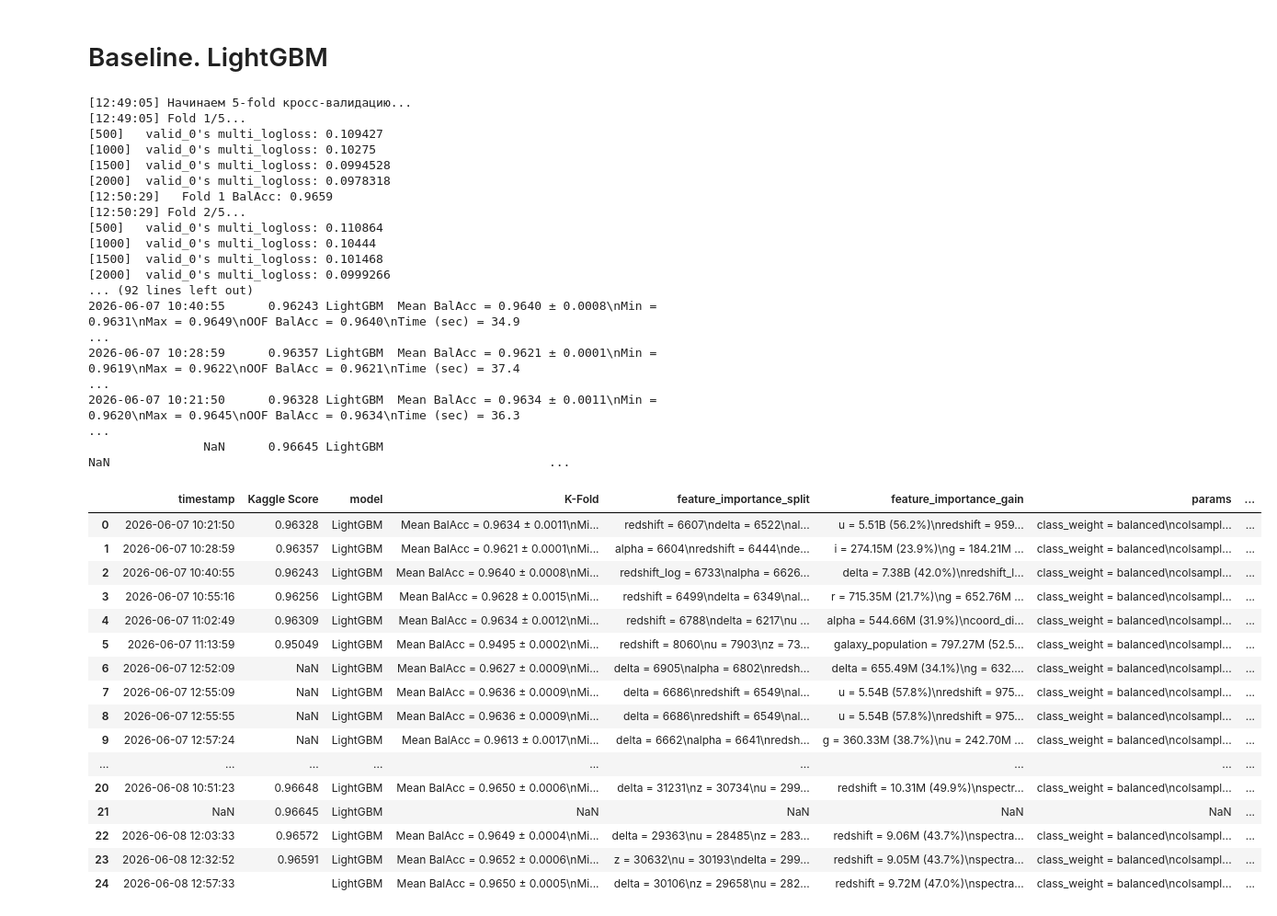
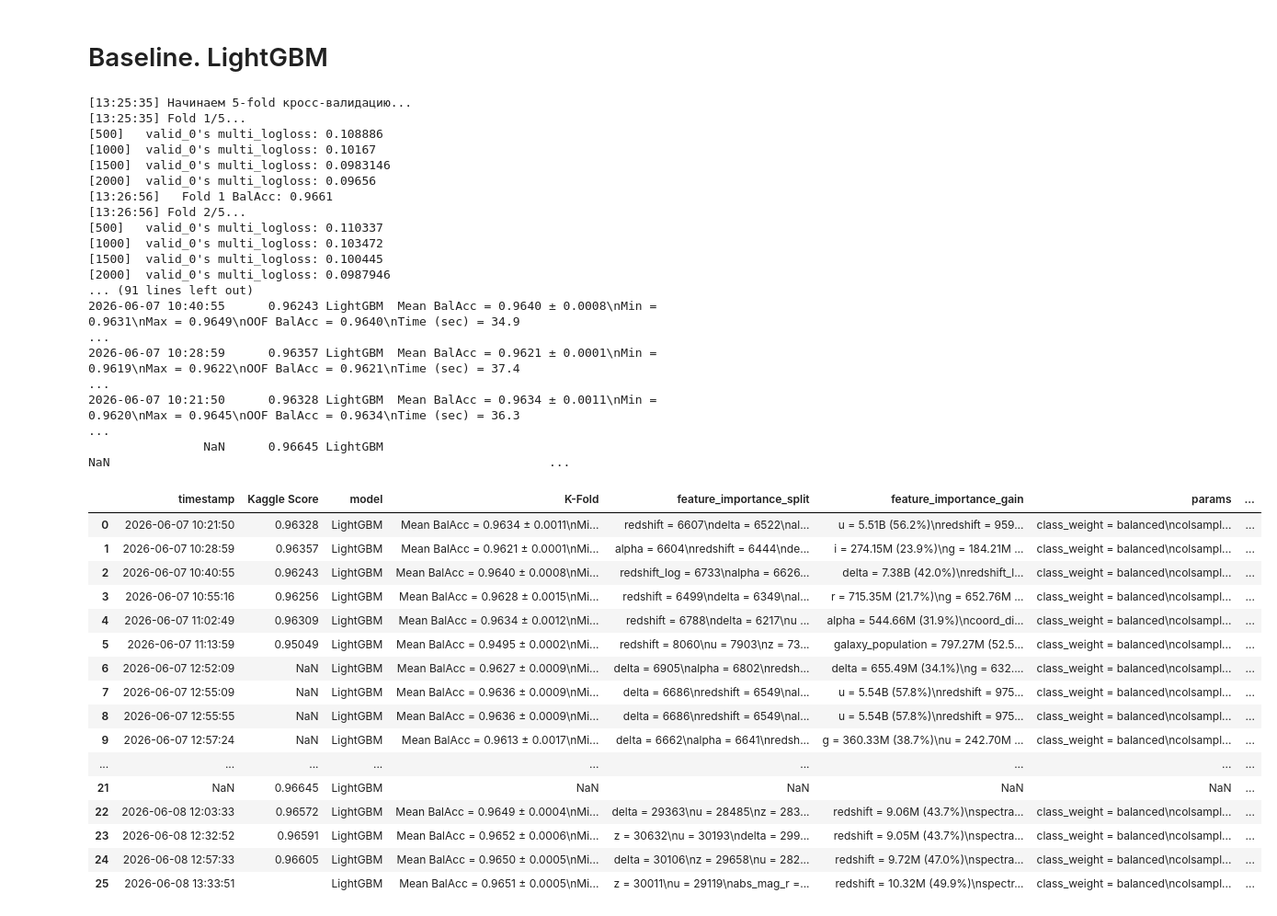
Before and after one commit to darthKwisatzHaderach/predicting-stellar-class, a Jupyter notebook: solution_v2.ipynb, the cells around one changed output. Shown at 92% size. Cells and saved outputs as stored; diff of their text form; code cells hidden in the pictures.

```diff
--- a/solution_v2.ipynb
+++ b/solution_v2.ipynb
@@ -550,8 +550,14 @@ test_df['cos_alpha'] = np.cos(alpha_rad_t)
 train_df = train_df.drop(columns=['alpha'])
 test_df = test_df.drop(columns=['alpha'])
 
-# train_df = train_df.drop(columns=['delta'])
-# test_df = test_df.drop(columns=['delta'])
+train_df['sin_delta'] = np.sin(np.radians(train_df['delta']))
+test_df['sin_delta'] = np.sin(np.radians(test_df['delta']))
+
+train_df['cos_delta'] = np.cos(np.radians(train_df['delta']))
+test_df['cos_delta'] = np.cos(np.radians(test_df['delta']))
+
+train_df = train_df.drop(columns=['delta'])
+test_df = test_df.drop(columns=['delta'])
 
 # Упрощённый расчёт светимости (Luminosity distance) для плоской Вселенной
 # c = 299792 km/s, H0 = 70 km/s/Mpc, q0 = -0.55
@@ -710,52 +716,52 @@ log(pd.Series(predictions).value_counts())
 fi_df_split, fi_split = analyze_feature_importance(model_lgb_final, X_train, importance_type='split')
 fi_df_gain, fi_gain = analyze_feature_importance(model_lgb_final, X_train, importance_type='gain')
 
 # plot_feature_importance(fi_df_split, importance_type='split')
 # plot_feature_importance(fi_df_gain, importance_type='gain')
 
 log_experiment(
     model_name='LightGBM',
     params=format_params(model_lgb_final.get_params(), keys=key_params),
     k_fold=format_params(cv_results),
     feature_importance_split=format_params(fi_split),
     feature_importance_gain=format_params(fi_gain),
-    features_info='FINAL_PARAMS\nbase\n+ sin_alpha\n+ cos_alpha\n+ abs_mag_r\n+ curvature_ugr\n- alpha'
+    features_info='FINAL_PARAMS\nbase\n+ sin_alpha\n+ cos_alpha\n+ abs_mag_r\n+ curvature_ugr\n+ sin_delta\n+ cos_delta\n- alpha\n- delta'
 )
 # %% [output]
-[12:49:05] Начинаем 5-fold кросс-валидацию...
-[12:49:05] Fold 1/5...
-[500]   valid_0's multi_logloss: 0.109427
-[1000]  valid_0's multi_logloss: 0.10275
-[1500]  valid_0's multi_logloss: 0.0994528
-[2000]  valid_0's multi_logloss: 0.0978318
-[12:50:29]   Fold 1 BalAcc: 0.9659
-[12:50:29] Fold 2/5...
-[500]   valid_0's multi_logloss: 0.110864
-[1000]  valid_0's multi_logloss: 0.10444
-[1500]  valid_0's multi_logloss: 0.101468
-[2000]  valid_0's multi_logloss: 0.0999266
-... (92 lines left out)
+[13:25:35] Начинаем 5-fold кросс-валидацию...
+[13:25:35] Fold 1/5...
+[500]   valid_0's multi_logloss: 0.108886
+[1000]  valid_0's multi_logloss: 0.10167
+[1500]  valid_0's multi_logloss: 0.0983146
+[2000]  valid_0's multi_logloss: 0.09656
+[13:26:56]   Fold 1 BalAcc: 0.9661
+[13:26:56] Fold 2/5...
+[500]   valid_0's multi_logloss: 0.110337
+[1000]  valid_0's multi_logloss: 0.103472
+[1500]  valid_0's multi_logloss: 0.100445
+[2000]  valid_0's multi_logloss: 0.0987946
+... (91 lines left out)
 2026-06-07 10:40:55      0.96243 LightGBM  Mean BalAcc = 0.9640 ± 0.0008\nMin = 0.9631\nMax = 0.9649\nOOF BalAcc = 0.9640\nTime (sec) = 34.9                                                             ...
 2026-06-07 10:28:59      0.96357 LightGBM  Mean BalAcc = 0.9621 ± 0.0001\nMin = 0.9619\nMax = 0.9622\nOOF BalAcc = 0.9621\nTime (sec) = 37.4                                                             ...
 2026-06-07 10:21:50      0.96328 LightGBM  Mean BalAcc = 0.9634 ± 0.0011\nMin = 0.9620\nMax = 0.9645\nOOF BalAcc = 0.9634\nTime (sec) = 36.3                                                             ...
                 NaN      0.96645 LightGBM                                                                                                NaN                                                             ...
 |  | timestamp | Kaggle Score | model | K-Fold | feature_importance_split | feature_importance_gain | params | ... |
 | 0 | 2026-06-07 10:21:50 | 0.96328 | LightGBM | Mean BalAcc = 0.9634 ± 0.0011\nMi... | redshift = 6607\ndelta = 6522\nal... | u = 5.51B (56.2%)\nredshift = 959... | class_weight = balanced\ncolsampl... | ... |
 | 1 | 2026-06-07 10:28:59 | 0.96357 | LightGBM | Mean BalAcc = 0.9621 ± 0.0001\nMi... | alpha = 6604\nredshift = 6444\nde... | i = 274.15M (23.9%)\ng = 184.21M ... | class_weight = balanced\ncolsampl... | ... |
 | 2 | 2026-06-07 10:40:55 | 0.96243 | LightGBM | Mean BalAcc = 0.9640 ± 0.0008\nMi... | redshift_log = 6733\nalpha = 6626... | delta = 7.38B (42.0%)\nredshift_l... | class_weight = balanced\ncolsampl... | ... |
 | 3 | 2026-06-07 10:55:16 | 0.96256 | LightGBM | Mean BalAcc = 0.9628 ± 0.0015\nMi... | redshift = 6499\ndelta = 6349\nal... | r = 715.35M (21.7%)\ng = 652.76M ... | class_weight = balanced\ncolsampl... | ... |
 | 4 | 2026-06-07 11:02:49 | 0.96309 | LightGBM | Mean BalAcc = 0.9634 ± 0.0012\nMi... | redshift = 6788\ndelta = 6217\nu ... | alpha = 544.66M (31.9%)\ncoord_di... | class_weight = balanced\ncolsampl... | ... |
 | 5 | 2026-06-07 11:13:59 | 0.95049 | LightGBM | Mean BalAcc = 0.9495 ± 0.0002\nMi... | redshift = 8060\nu = 7903\nz = 73... | galaxy_population = 797.27M (52.5... | class_weight = balanced\ncolsampl... | ... |
 | 6 | 2026-06-07 12:52:09 | NaN | LightGBM | Mean BalAcc = 0.9627 ± 0.0009\nMi... | delta = 6905\nalpha = 6802\nredsh... | delta = 655.49M (34.1%)\ng = 632.... | class_weight = balanced\ncolsampl... | ... |
 | 7 | 2026-06-07 12:55:09 | NaN | LightGBM | Mean BalAcc = 0.9636 ± 0.0009\nMi... | delta = 6686\nredshift = 6549\nal... | u = 5.54B (57.8%)\nredshift = 975... | class_weight = balanced\ncolsampl... | ... |
 | 8 | 2026-06-07 12:55:55 | NaN | LightGBM | Mean BalAcc = 0.9636 ± 0.0009\nMi... | delta = 6686\nredshift = 6549\nal... | u = 5.54B (57.8%)\nredshift = 975... | class_weight = balanced\ncolsampl... | ... |
 | 9 | 2026-06-07 12:57:24 | NaN | LightGBM | Mean BalAcc = 0.9613 ± 0.0017\nMi... | delta = 6662\nalpha = 6641\nredsh... | g = 360.33M (38.7%)\nu = 242.70M ... | class_weight = balanced\ncolsampl... | ... |
 | ... | ... | ... | ... | ... | ... | ... | ... | ... |
-| 20 | 2026-06-08 10:51:23 | 0.96648 | LightGBM | Mean BalAcc = 0.9650 ± 0.0006\nMi... | delta = 31231\nz = 30734\nu = 299... | redshift = 10.31M (49.9%)\nspectr... | class_weight = balanced\ncolsampl... | ... |
 | 21 | NaN | 0.96645 | LightGBM | NaN | NaN | NaN | NaN | ... |
 | 22 | 2026-06-08 12:03:33 | 0.96572 | LightGBM | Mean BalAcc = 0.9649 ± 0.0004\nMi... | delta = 29363\nu = 28485\nz = 283... | redshift = 9.06M (43.7%)\nspectra... | class_weight = balanced\ncolsampl... | ... |
 | 23 | 2026-06-08 12:32:52 | 0.96591 | LightGBM | Mean BalAcc = 0.9652 ± 0.0006\nMi... | z = 30632\nu = 30193\ndelta = 299... | redshift = 9.05M (43.7%)\nspectra... | class_weight = balanced\ncolsampl... | ... |
-| 24 | 2026-06-08 12:57:33 |  | LightGBM | Mean BalAcc = 0.9650 ± 0.0005\nMi... | delta = 30106\nz = 29658\nu = 282... | redshift = 9.72M (47.0%)\nspectra... | class_weight = balanced\ncolsampl... | ... |
+| 24 | 2026-06-08 12:57:33 | 0.96605 | LightGBM | Mean BalAcc = 0.9650 ± 0.0005\nMi... | delta = 30106\nz = 29658\nu = 282... | redshift = 9.72M (47.0%)\nspectra... | class_weight = balanced\ncolsampl... | ... |
+| 25 | 2026-06-08 13:33:51 |  | LightGBM | Mean BalAcc = 0.9651 ± 0.0005\nMi... | z = 30011\nu = 29119\nabs_mag_r =... | redshift = 10.32M (49.9%)\nspectr... | class_weight = balanced\ncolsampl... | ... |
 # %%
 submission = pd.DataFrame({
     ID_COL: test_ids,
```
Also changed, not shown: parts of 1 cell of this notebook, 2 other files.
